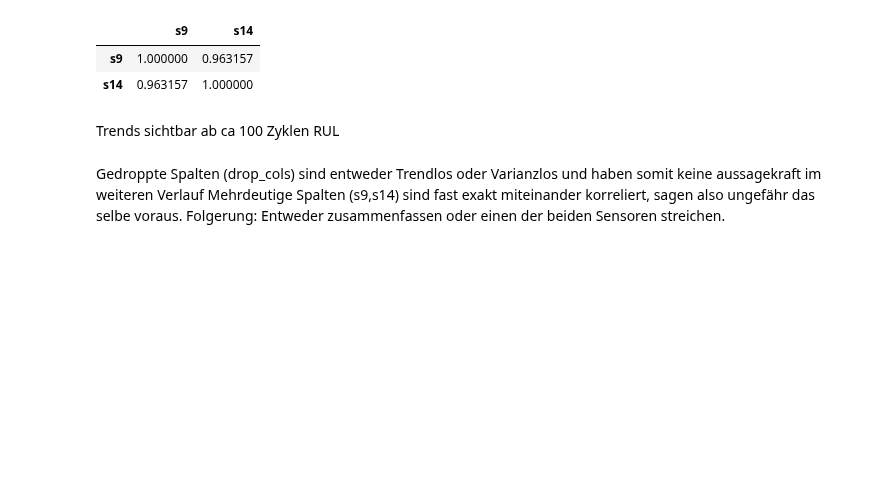
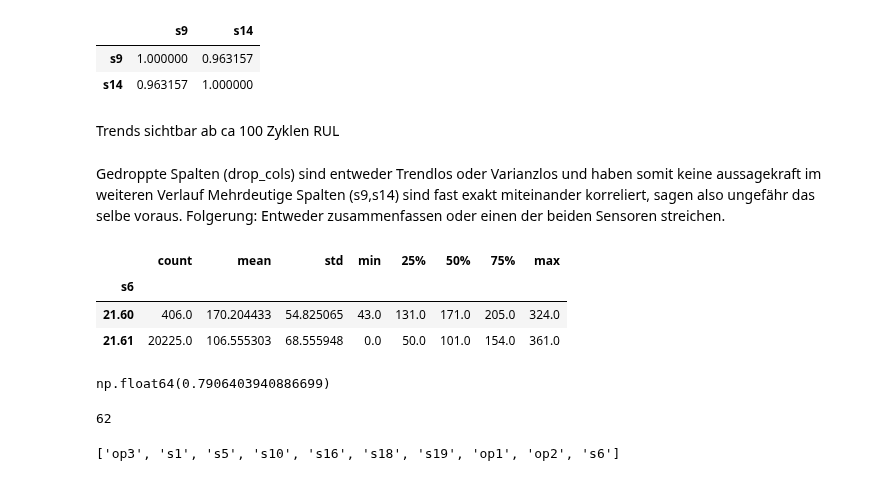
Before and after one commit to nils-pt/turbofan, a Jupyter notebook: notebooks/01_eda.ipynb, the cells around one changed output. Drawn from its saved outputs; the diff is of its cells as text; code cells hidden in the pictures; blank space fills up the shorter version.

```diff
--- a/notebooks/01_eda.ipynb
+++ b/notebooks/01_eda.ipynb
@@ -281,3 +281,20 @@ Trends sichtbar ab ca 100 Zyklen RUL
 # %% [markdown]
 Gedroppte Spalten (drop_cols) sind entweder Trendlos oder Varianzlos und haben somit keine aussagekraft im weiteren Verlauf
 Mehrdeutige Spalten (s9,s14) sind fast exakt miteinander korreliert, sagen also ungefähr das selbe voraus. Folgerung: Entweder zusammenfassen oder einen der beiden Sensoren streichen.
+# %%
+train["s6"].value_counts(normalize=True)
+train.groupby("s6")["RUL"].describe()
+# %% [output]
+|  | count | mean | std | min | 25% | 50% | 75% | max |
+| s6 |  |  |  |  |  |  |  |  |
+| 21.60 | 406.0 | 170.204433 | 54.825065 | 43.0 | 131.0 | 171.0 | 205.0 | 324.0 |
+| 21.61 | 20225.0 | 106.555303 | 68.555948 | 0.0 | 50.0 | 101.0 | 154.0 | 361.0 |
+# %%
+selten = train[train["s6"]==21.60]
+(selten["RUL"] > 125).mean()
+# %% [output]
+np.float64(0.7906403940886699)
+# %%
+selten["unit"].nunique()
+# %% [output]
+62
@@ -283,0 +303,4 @@ Mehrdeutige Spalten (s9,s14) sind fast exakt miteinander korreliert, sagen also
+# %%
+print(drop_cols)
+# %% [output]
+['op3', 's1', 's5', 's10', 's16', 's18', 's19', 'op1', 'op2', 's6']
```
Also changed, not shown: parts of 3 cells of this notebook.
